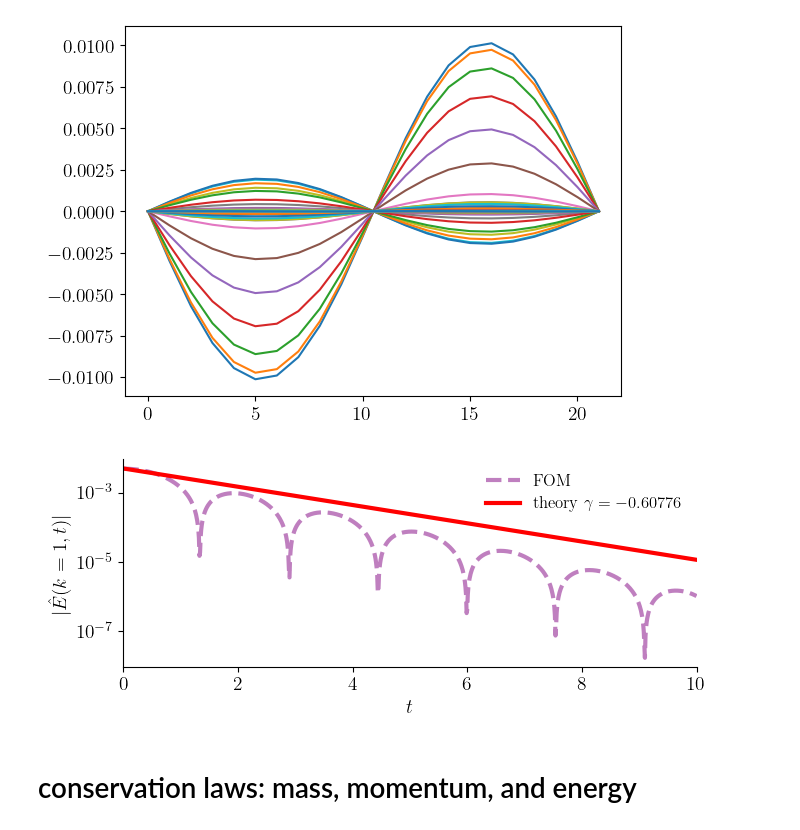
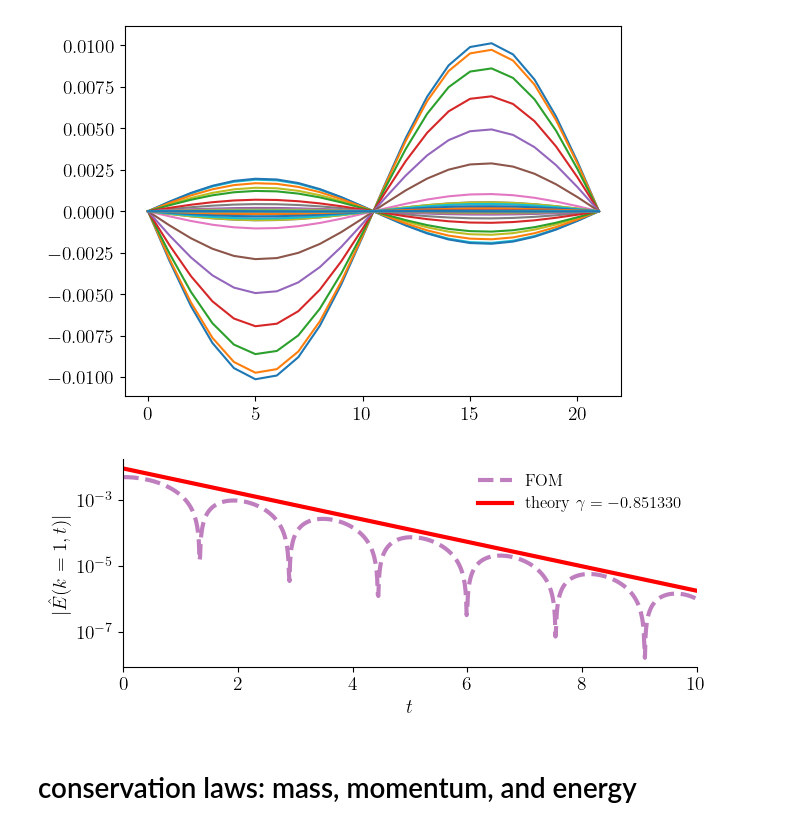
Before and after one commit to opaliss/mixed_methods, a Jupyter notebook: analysis/weak_landau_damping_legendre.ipynb, the cells around one changed output. Saved outputs shown, nothing was run; the diff lists cells and outputs as text; code cells hidden in the pictures.

```diff
--- a/analysis/weak_landau_damping_legendre.ipynb
+++ b/analysis/weak_landau_damping_legendre.ipynb
@@ -113,20 +113,21 @@ _ = plt.plot(E_midpoint[:, ::20])
 # %%
 # plot the electric field damping rate
 fig, ax = plt.subplots(figsize=(7, 3))
 ax.plot(sol_midpoint_t, np.abs(np.fft.fft(E_midpoint, axis=0, norm="forward")[1, :]), "--", c="purple", alpha=0.5, linewidth=3, label="FOM")
-ax.plot(sol_midpoint_t, 0.005*np.exp(-0.60776*sol_midpoint_t), linewidth=3, color="red", label=r"theory $\gamma = -0.60776$")
+ax.plot(sol_midpoint_t, 0.009*np.exp(-0.851330*sol_midpoint_t), linewidth=3, color="red", label=r"theory $\gamma = -0.851330$")
 
 ax.set_yscale("log")
 ax.spines['right'].set_visible(False)
 ax.spines['top'].set_visible(False)
 ax.set_ylabel("$|\hat{E}(k=1, t)|$")
 ax.set_xlabel("$ t$")
 ax.set_xlim(0, setup.T)
 legend = ax.legend(ncols=1, fancybox=False, shadow=False, fontsize=12, loc='upper right')
 legend.get_frame().set_alpha(0)
 plt.tight_layout()
+plt.savefig("..
 # %% [output]
-[figure, old version]
+[figure, new version]
 # %% [markdown]
 # conservation laws: mass, momentum, and energy
 # %% [markdown]
```
Also changed, not shown: parts of 5 cells of this notebook, 2 other files.
